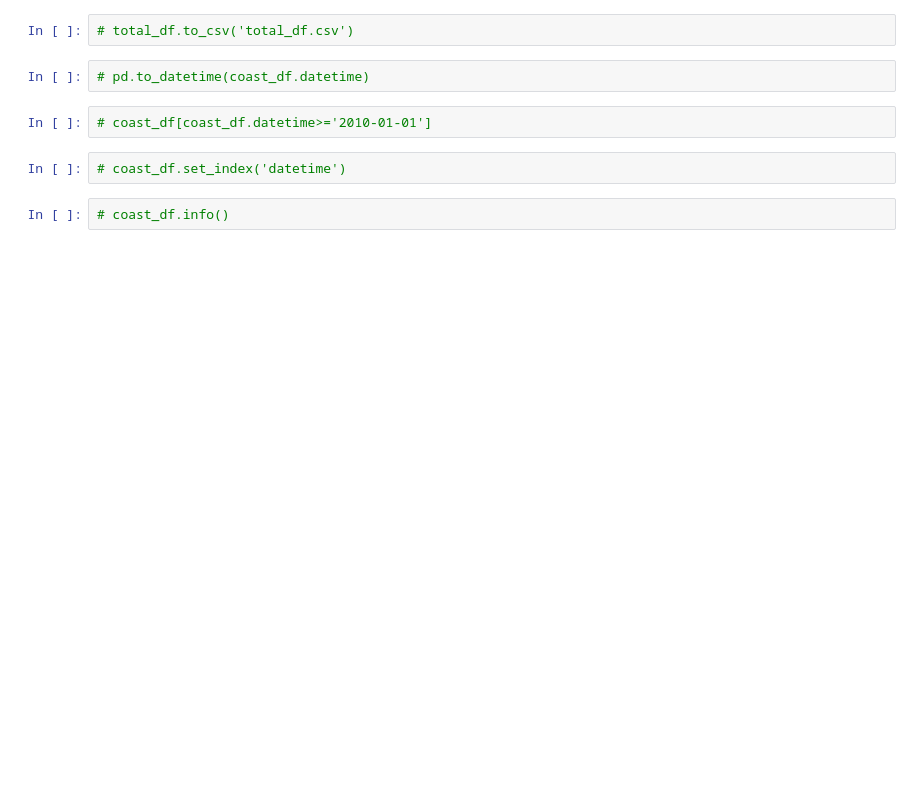
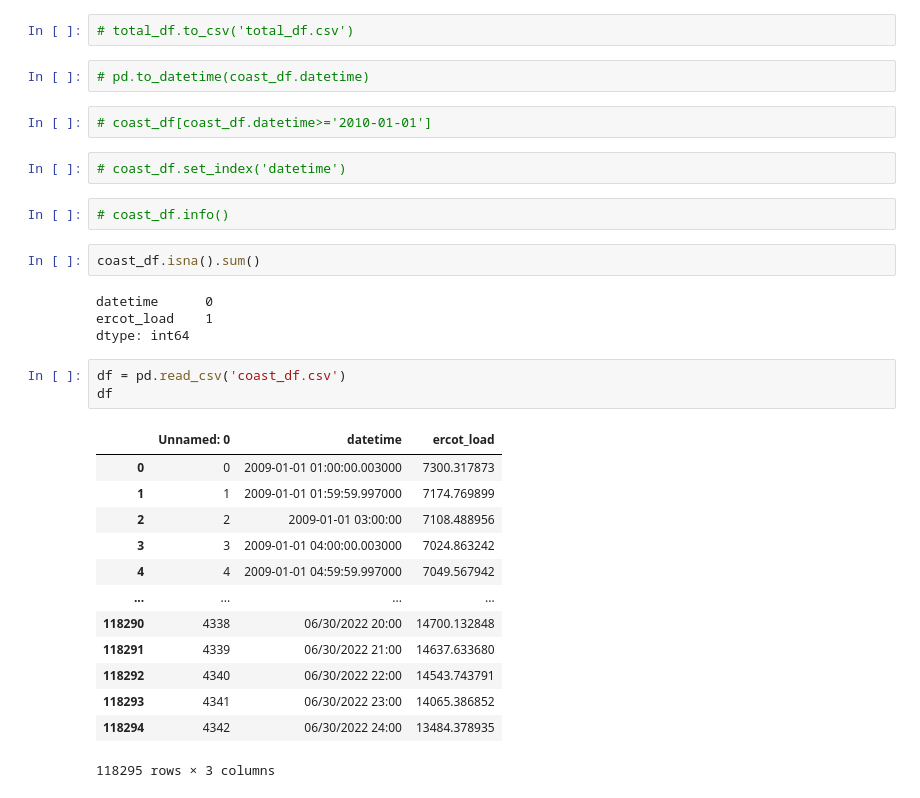
Before and after one commit to energy-demand-forecast/energy_demand_forecast, a Jupyter notebook: Lochlyn_directory/Lochlyn's notebook.ipynb, the cells around one changed output. Saved outputs shown, nothing was run; the diff lists cells and outputs as text; blank space fills up the shorter version.

```diff
--- a/Lochlyn_directory/Lochlyn's notebook.ipynb
+++ b/Lochlyn_directory/Lochlyn's notebook.ipynb
@@ -265,3 +266,26 @@ coast_df.rename(columns={"Hour Ending": "datetime", "COAST": "ercot_load"}, inpl
 # coast_df.set_index('datetime')
 # %%
 # coast_df.info()
+# %%
+coast_df.isna().sum()
+# %% [output]
+datetime      0
+ercot_load    1
+dtype: int64
+# %%
+df = pd.read_csv('coast_df.csv')
+df
+# %% [output]
+|  | Unnamed: 0 | datetime | ercot_load |
+| 0 | 0 | 2009-01-01 01:00:00.003000 | 7300.317873 |
+| 1 | 1 | 2009-01-01 01:59:59.997000 | 7174.769899 |
+| 2 | 2 | 2009-01-01 03:00:00 | 7108.488956 |
+| 3 | 3 | 2009-01-01 04:00:00.003000 | 7024.863242 |
+| 4 | 4 | 2009-01-01 04:59:59.997000 | 7049.567942 |
+| ... | ... | ... | ... |
+| 118290 | 4338 | 06/30/2022 20:00 | 14700.132848 |
+| 118291 | 4339 | 06/30/2022 21:00 | 14637.633680 |
+| 118292 | 4340 | 06/30/2022 22:00 | 14543.743791 |
+| 118293 | 4341 | 06/30/2022 23:00 | 14065.386852 |
+| 118294 | 4342 | 06/30/2022 24:00 | 13484.378935 |
+118295 rows × 3 columns
```
Also changed, not shown: parts of 10 cells of this notebook, 3 other files.
